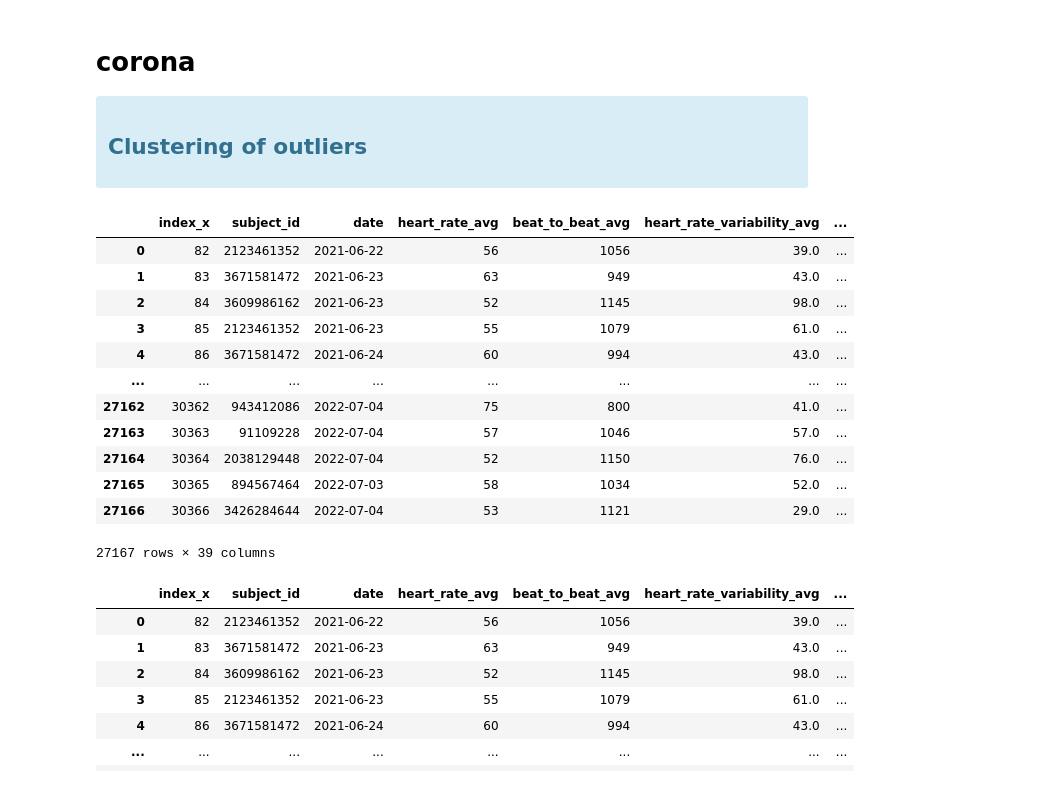
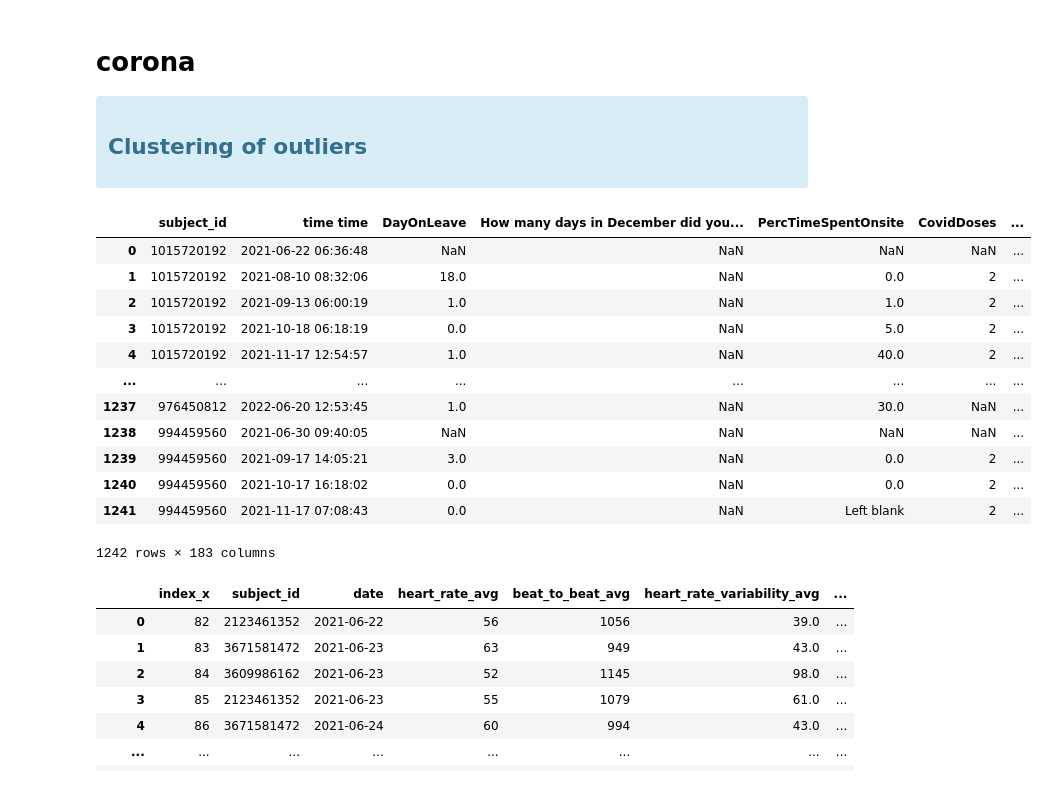
Before and after one commit to digitraceslab/digirhythm, a Jupyter notebook: analysis/outliers_clustering.ipynb, the cells around one changed output. Cells and saved outputs as stored; diff of their text form; code cells hidden in the pictures.

```diff
--- a/analysis/outliers_clustering.ipynb
+++ b/analysis/outliers_clustering.ipynb
@@ -33,42 +45,62 @@ The autoreload extension is already loaded. To reload it, use:
 # %%
 CORONA_PATH = "/m/cs/work/luongn1/digirhythm/data/processed/corona/similarity_matrix/"
 INTERIM_PATH = "/m/cs/work/luongn1/digirhythm/data/interim/corona/"
 PROCESSED_PATH = "/m/cs/work/luongn1/digirhythm/data/processed/corona/"
 
 study = "corona"
 with open(f"../config/features.txt") as f:
     features = json.load(f)
 
 freq = "4epochs"
 FEATURES = features[study][freq]
 
 similarity_baseline_si = pd.read_csv(
     CORONA_PATH + f"si/similarity_baseline_{freq}.csv", index_col=0
 )
 
 similarity_baseline_si.index = similarity_baseline_si.index.astype("str")
 
 # All behaviour
-behaviour_df = pd.read_csv(PROCESSED_PATH + f"vector_{study}_{freq}.csv", index_col=0)
+behaviour_df = pd.read_csv(PROCESSED_PATH + f"{study}_all_features_{freq}.csv", index_col=0)
 
 # Baseline behaviour
 baseline_df = pd.read_csv(
     INTERIM_PATH + f"all_participants/{freq}_si_baseline.csv", index_col=0
 )
+
+# Survey
+survey_df = pd.read_csv(
+    INTERIM_PATH + f"survey_all.csv"
+)
+survey_df.date = pd.to_datetime(survey_df.date)
+survey_df['month'] = survey_df.date.dt.month - 1 # Align with past mon
+
+# Define bins for low, medium, and high stress
+bins = [0, 10, 23, 37]  # Adjust these bins according to your data and needs
+labels = ['low', 'medium', 'high']
+
+# Categorize the 'PSS10' scores
+survey_df['Stress level'] = pd.cut(survey_df['PSS'], bins=bins, labels=labels, include_lowest=True)
+
 behaviour_df
+
+big5 = [col for col in survey_df.columns if col.startswith('BIG5')]
+
+survey_df[big5] = survey_df.groupby('subject_id')[big5].fillna(method='ffill')
+survey_df
 # %% [output]
-|  | index_x | subject_id | date | heart_rate_avg | beat_to_beat_avg | heart_rate_variability_avg | ... |
-| 0 | 82 | 2123461352 | 2021-06-22 | 56 | 1056 | 39.0 | ... |
-| 1 | 83 | 3671581472 | 2021-06-23 | 63 | 949 | 43.0 | ... |
-| 2 | 84 | 3609986162 | 2021-06-23 | 52 | 1145 | 98.0 | ... |
-| 3 | 85 | 2123461352 | 2021-06-23 | 55 | 1079 | 61.0 | ... |
-| 4 | 86 | 3671581472 | 2021-06-24 | 60 | 994 | 43.0 | ... |
+|  | subject_id | time time | DayOnLeave | How many days in December did you... | PercTimeSpentOnsite | CovidDoses | ... |
+| 0 | 1015720192 | 2021-06-22 06:36:48 | NaN | NaN | NaN | NaN | ... |
+| 1 | 1015720192 | 2021-08-10 08:32:06 | 18.0 | NaN | 0.0 | 2 | ... |
+| 2 | 1015720192 | 2021-09-13 06:00:19 | 1.0 | NaN | 1.0 | 2 | ... |
+| 3 | 1015720192 | 2021-10-18 06:18:19 | 0.0 | NaN | 5.0 | 2 | ... |
+| 4 | 1015720192 | 2021-11-17 12:54:57 | 1.0 | NaN | 40.0 | 2 | ... |
 | ... | ... | ... | ... | ... | ... | ... | ... |
-| 27162 | 30362 | 943412086 | 2022-07-04 | 75 | 800 | 41.0 | ... |
-| 27163 | 30363 | 91109228 | 2022-07-04 | 57 | 1046 | 57.0 | ... |
-| 27164 | 30364 | 2038129448 | 2022-07-04 | 52 | 1150 | 76.0 | ... |
-| 27165 | 30365 | 894567464 | 2022-07-03 | 58 | 1034 | 52.0 | ... |
-| 27166 | 30366 | 3426284644 | 2022-07-04 | 53 | 1121 | 29.0 | ... |
+| 1237 | 976450812 | 2022-06-20 12:53:45 | 1.0 | NaN | 30.0 | NaN | ... |
+| 1238 | 994459560 | 2021-06-30 09:40:05 | NaN | NaN | NaN | NaN | ... |
+| 1239 | 994459560 | 2021-09-17 14:05:21 | 3.0 | NaN | 0.0 | 2 | ... |
+| 1240 | 994459560 | 2021-10-17 16:18:02 | 0.0 | NaN | 0.0 | 2 | ... |
+| 1241 | 994459560 | 2021-11-17 07:08:43 | 0.0 | NaN | Left blank | 2 | ... |
-27167 rows × 39 columns
+1242 rows × 183 columns
 # %%
 # Outliers - Days deviating the most from baseline
```
Also changed, not shown: parts of 14 cells of this notebook, 13 other files.
